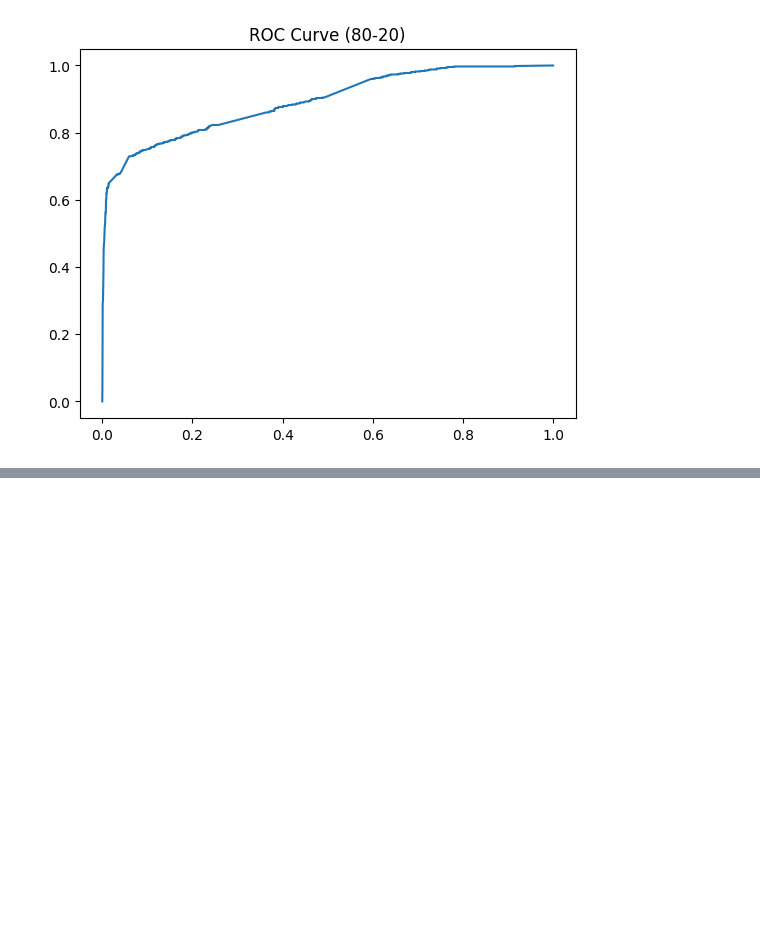
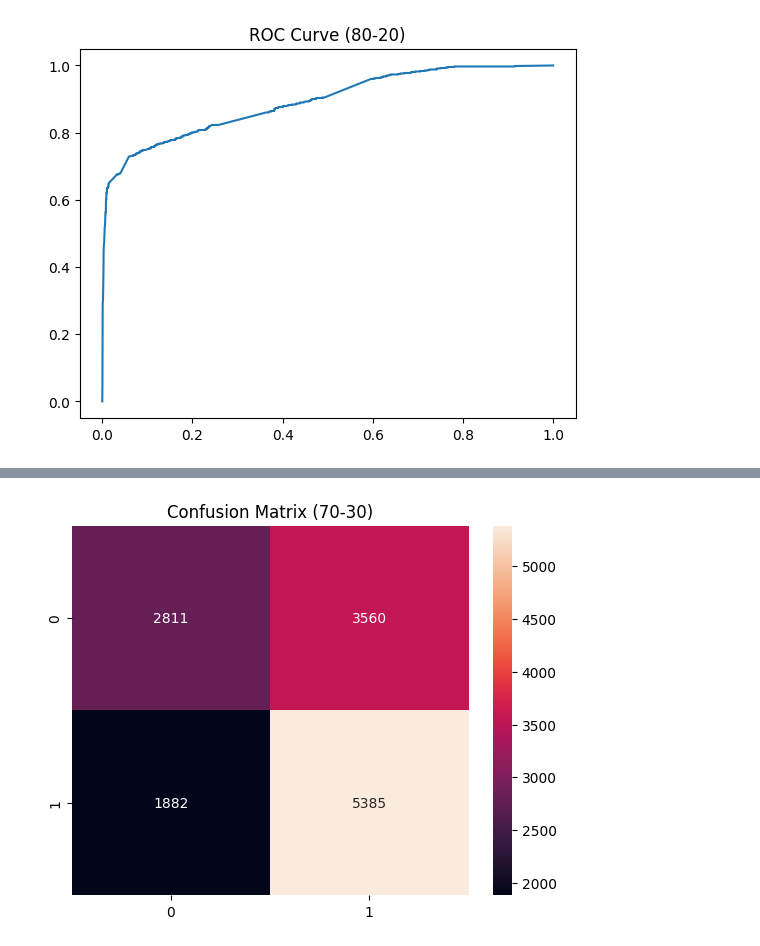
Before and after one commit to MehulShukla-git/Movie_Recommendation_System, a Jupyter notebook: DataPreprocessing.ipynb, the cells around one changed output, grey strips where cells are left out. Cells and saved outputs as stored; diff of their text form; code cells hidden in the pictures; blank space fills up the shorter version.

```diff
--- a/DataPreprocessing.ipynb
+++ b/DataPreprocessing.ipynb
@@ -1451,0 +1524,36 @@ plt.show()
+# %%
+from sklearn.feature_extraction.text import TfidfVectorizer
+
+tfidf = TfidfVectorizer(max_features=5000)
+
+X = tfidf.fit_transform(df['tags'])
+
+# Target
+df['vote_average'] = pd.to_numeric(df['vote_average'], errors='coerce').fillna(0)
+y = df['vote_average'].apply(lambda x: 1 if x >= 6 else 0)
+# %%
+from sklearn.model_selection import train_test_split
+from sklearn.naive_bayes import MultinomialNB
+from sklearn.metrics import *
+import seaborn as sns
+import matplotlib.pyplot as plt
+
+X_train, X_test, y_train, y_test = train_test_split(
+    X, y, test_size=0.3, random_state=42
+)
+
+nb = MultinomialNB()
+nb.fit(X_train, y_train)
+
+y_pred = nb.predict(X_test)
+y_prob = nb.predict_proba(X_test)[:,1]
+
+acc = accuracy_score(y_test, y_pred)
+
+print("===== NAIVE BAYES (70-30) =====")
+print("Accuracy :", acc)
+print("Accuracy % :", acc * 100)
+print("Precision:", precision_score(y_test, y_pred))
+print("Recall   :", recall_score(y_test, y_pred))
+print("F1 Score :", f1_score(y_test, y_pred))
+print("ROC-AUC  :", roc_auc_score(y_test, y_prob))
@@ -1451,0 +1568,9 @@ plt.show()
+# %%
+# Confusion Matrix
+cm = confusion_matrix(y_test, y_pred)
+plt.figure()
+sns.heatmap(cm, annot=True, fmt='d')
+plt.title("Confusion Matrix (70-30)")
+plt.show()
+# %% [output]
+[figure, added]
```
Also changed, not shown: parts of 12 cells of this notebook.
